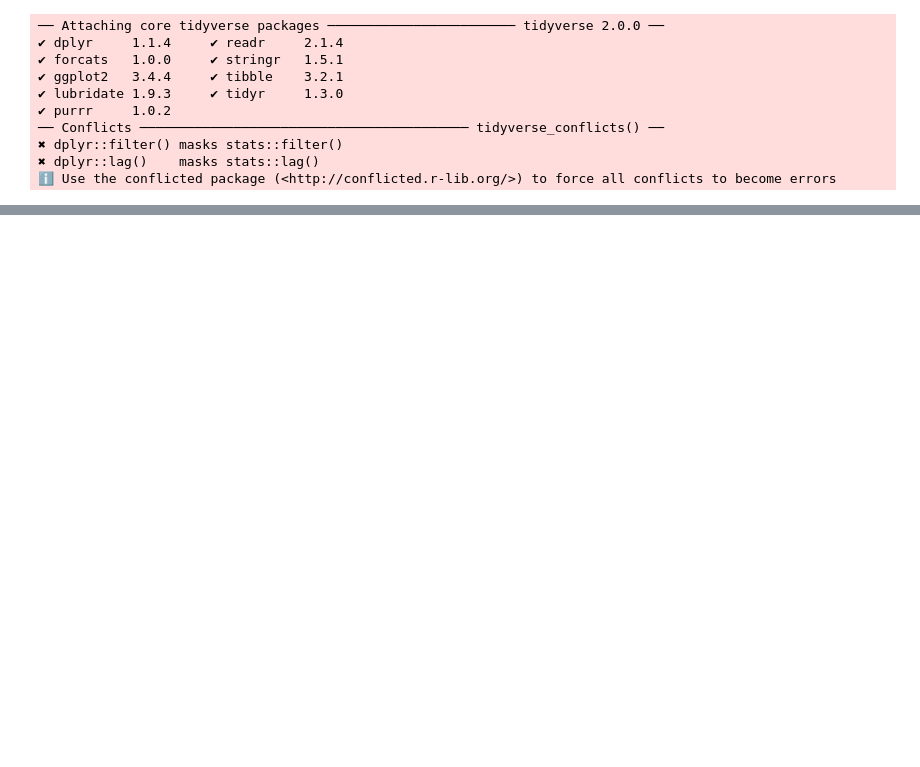
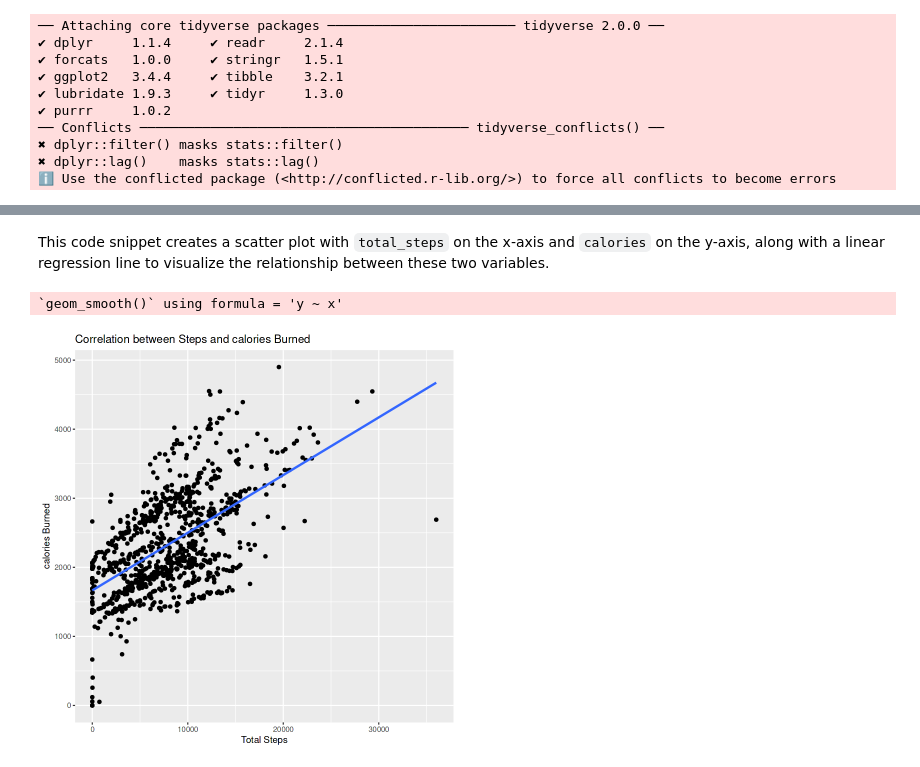
Before and after one commit to Isaac-Ndirangu-Muturi-749/FitBit_Tracker_Insights__Unveiling-Trends-in-Wellness-Technology-Consumer-Behavior, a Jupyter notebook: R_notebook.ipynb, the cells around one changed output, grey strips where cells are left out. Cells and saved outputs as stored; diff of their text form; code cells hidden in the pictures; blank space fills up the shorter version.

Commit message:
Kaggle Notebook | Fitbit Tracker Insights | Version 5

```diff
--- a/R_notebook.ipynb
+++ b/R_notebook.ipynb
@@ -920,0 +331,3 @@ ERROR: Error in hclustfun(distfun(x)): NA/NaN/Inf in foreign function call (arg
+# %%
+daily_sleep <- daily_sleep %>%
+  distinct()
@@ -920,0 +376,3 @@ ERROR: Error in hclustfun(distfun(x)): NA/NaN/Inf in foreign function call (arg
+# %%
+weight_info <- weight_info %>%
+  drop_na()
@@ -920,0 +408,4 @@ ERROR: Error in hclustfun(distfun(x)): NA/NaN/Inf in foreign function call (arg
+# %%
+# Merge datasets
+daily_data <- merge(merge(daily_activity, daily_sleep, by = c("id", "date"), all = TRUE), weight_info, by = c("id", "date"), all = TRUE)
+head(daily_data)
@@ -920,0 +424,6 @@ ERROR: Error in hclustfun(distfun(x)): NA/NaN/Inf in foreign function call (arg
+# %%
+# Remove unnecessary columns
+daily_data <- daily_data %>%
+  select(-c("tracker_distance", "logged_activities_distance", "total_sleep_records", "weight_pounds", "fat", "bmi", "is_manual_report"))
+
+head(daily_data)
@@ -920,0 +446,15 @@ ERROR: Error in hclustfun(distfun(x)): NA/NaN/Inf in foreign function call (arg
+# %% [markdown]
+This code snippet creates a scatter plot with `total_steps` on the x-axis and `calories` on the y-axis, along with a linear regression line to visualize the relationship between these two variables.
+# %%
+# Visualize correlations between variables
+correlation_plot <- ggplot(daily_data, aes(x = total_steps, y = calories)) +
+  geom_point() +
+  geom_smooth(method = "lm", se = FALSE) +
+  labs(title = "Correlation between Steps and calories Burned",
+       x = "Total Steps",
+       y = "calories Burned")
+
+print(correlation_plot)
+# %% [output]
+`geom_smooth()` using formula = 'y ~ x'
+[figure, added]
```
Also changed, not shown: parts of 101 cells of this notebook.
